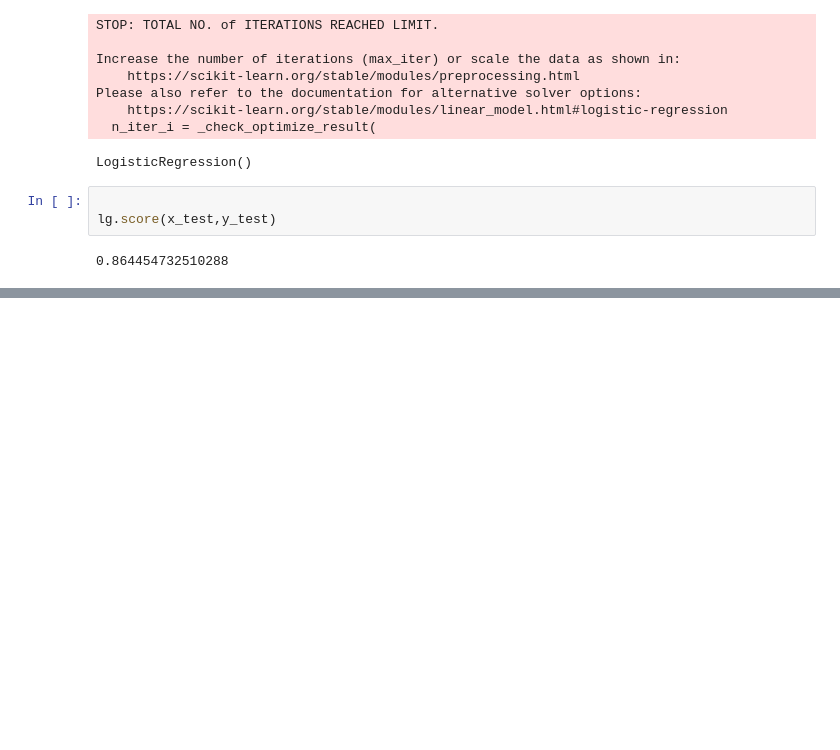
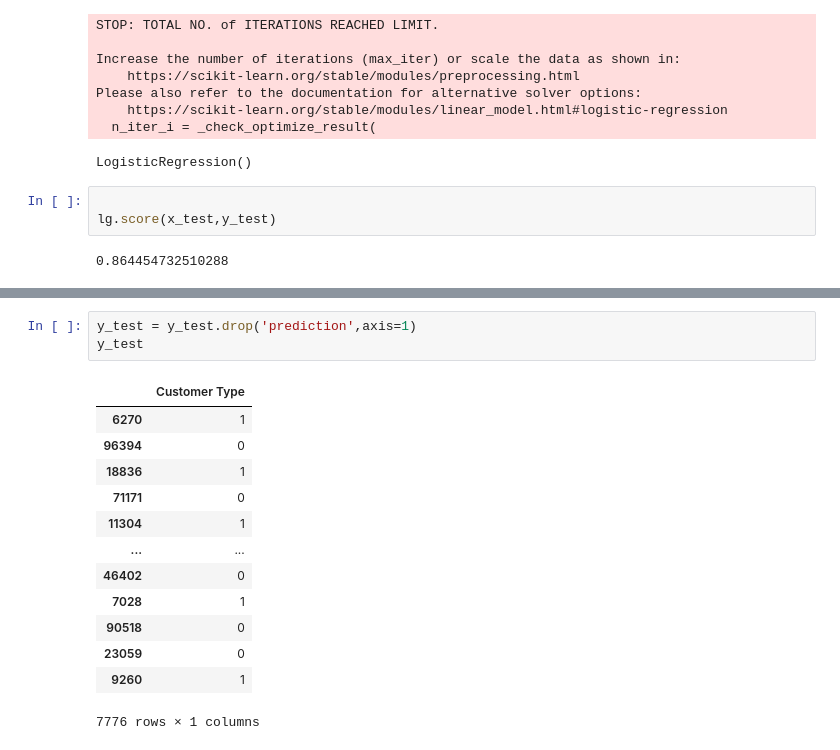
Before and after one commit to upflairs-pvt-ltd/jecrc-AI_ML_example-27thsep2023, a Jupyter notebook: machine learning/19_10_23.ipynb, the cells around one changed output, grey strips where cells are left out. Saved outputs shown, nothing was run; the diff lists cells and outputs as text; blank space fills up the shorter version.

```diff
--- a/machine learning/19_10_23.ipynb
+++ b/machine learning/19_10_23.ipynb
@@ -171,0 +238,17 @@ lg.score(x_test,y_test)
+# %%
+y_test = y_test.drop('prediction',axis=1)
+y_test
+# %% [output]
+|  | Customer Type |
+| 6270 | 1 |
+| 96394 | 0 |
+| 18836 | 1 |
+| 71171 | 0 |
+| 11304 | 1 |
+| ... | ... |
+| 46402 | 0 |
+| 7028 | 1 |
+| 90518 | 0 |
+| 23059 | 0 |
+| 9260 | 1 |
+7776 rows × 1 columns
```
Also changed, not shown: parts of 14 cells of this notebook.
